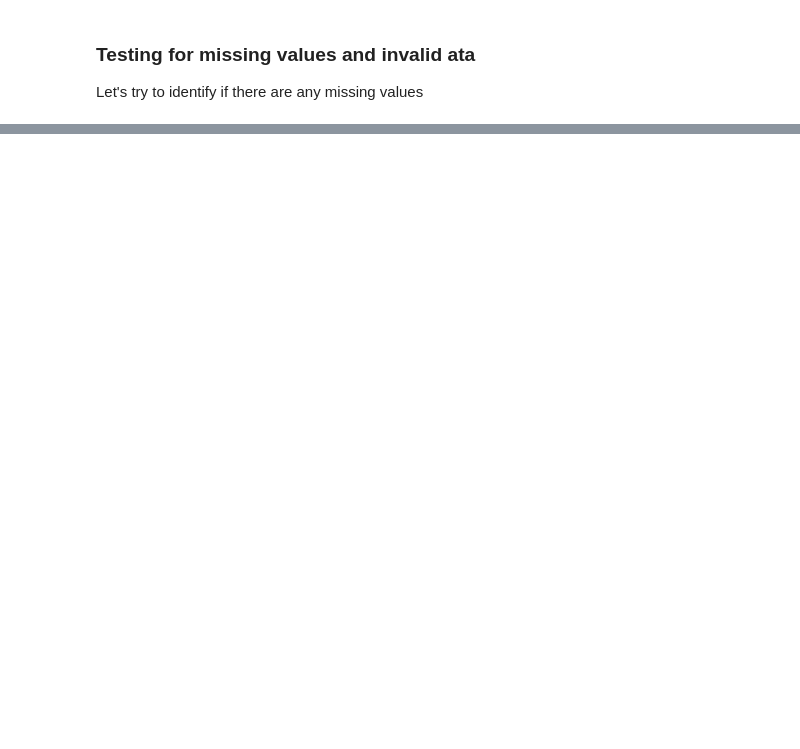
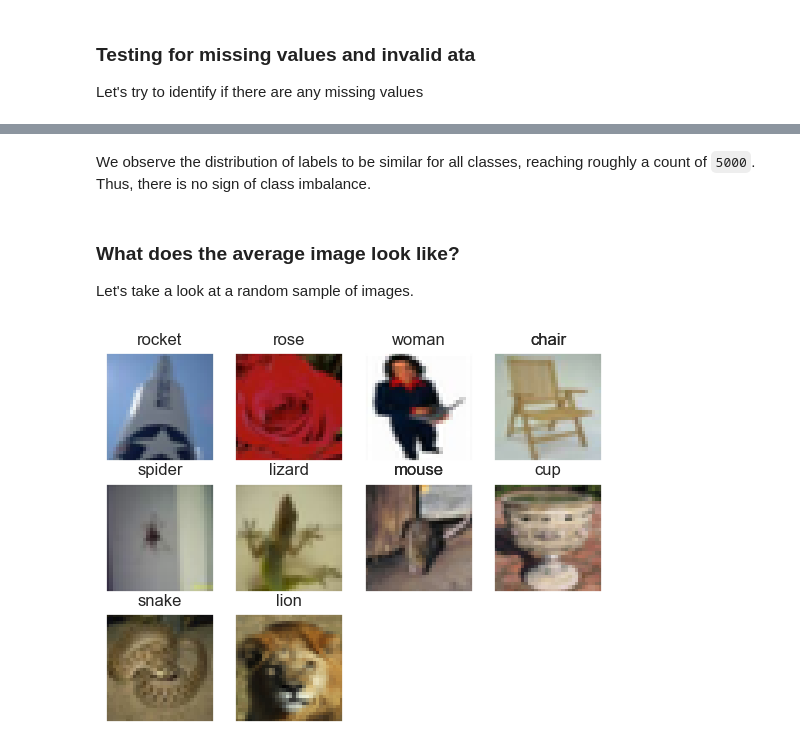
Before and after one commit to kenJPG/CIFAR100, a Jupyter notebook: cifar_100.ipynb, the cells around one changed output, grey strips where cells are left out. Cells and saved outputs as stored; diff of their text form; code cells hidden in the pictures; blank space fills up the shorter version.

```diff
--- a/cifar_100.ipynb
+++ b/cifar_100.ipynb
@@ -203,4 +215,6 @@ Feature missing values: 0
 # %%
-temp = np.transpose(data_test.reshape((-1, 3, 32, 32)), axes=[0,2,3,1])
-# plt.imshow(temp[0])
-temp.shape
+temp = np.transpose(X_train.values.reshape((-1, 3, 32, 32)), axes=[0,2,3,1])
+X_train = pd.DataFrame(temp.reshape(-1, 3072))
+
+temp = np.transpose(X_test.reshape((-1, 3, 32, 32)), axes=[0,2,3,1])
+X_test = pd.DataFrame(temp.reshape(-1, 3072))
@@ -210,0 +223,3 @@ temp.shape
+# %%
+X_train = preprocess(X_train)
+X_test = preprocess(X_test)
@@ -210,0 +262,17 @@ temp.shape
+# %% [markdown]
+We observe the distribution of labels to be similar for all classes, reaching roughly a count of `5000`. Thus, there is no sign of class imbalance.
+# %% [markdown]
+### What does the average image look like?
+Let's take a look at a random sample of images.
+# %%
+images = []
+titles = []
+
+for i in range(10):
+	idx = random.sample(list(y_train[y_train == i].index), 1)
+	images.append(X_train.loc[idx].values.reshape((32, 32, 3)))
+	titles.append(classes[y_train.loc[idx].values[0][0]])
+
+imshow(images, titles)
+# %% [output]
+[figure, added]
```
Also changed, not shown: parts of 21 cells of this notebook.
